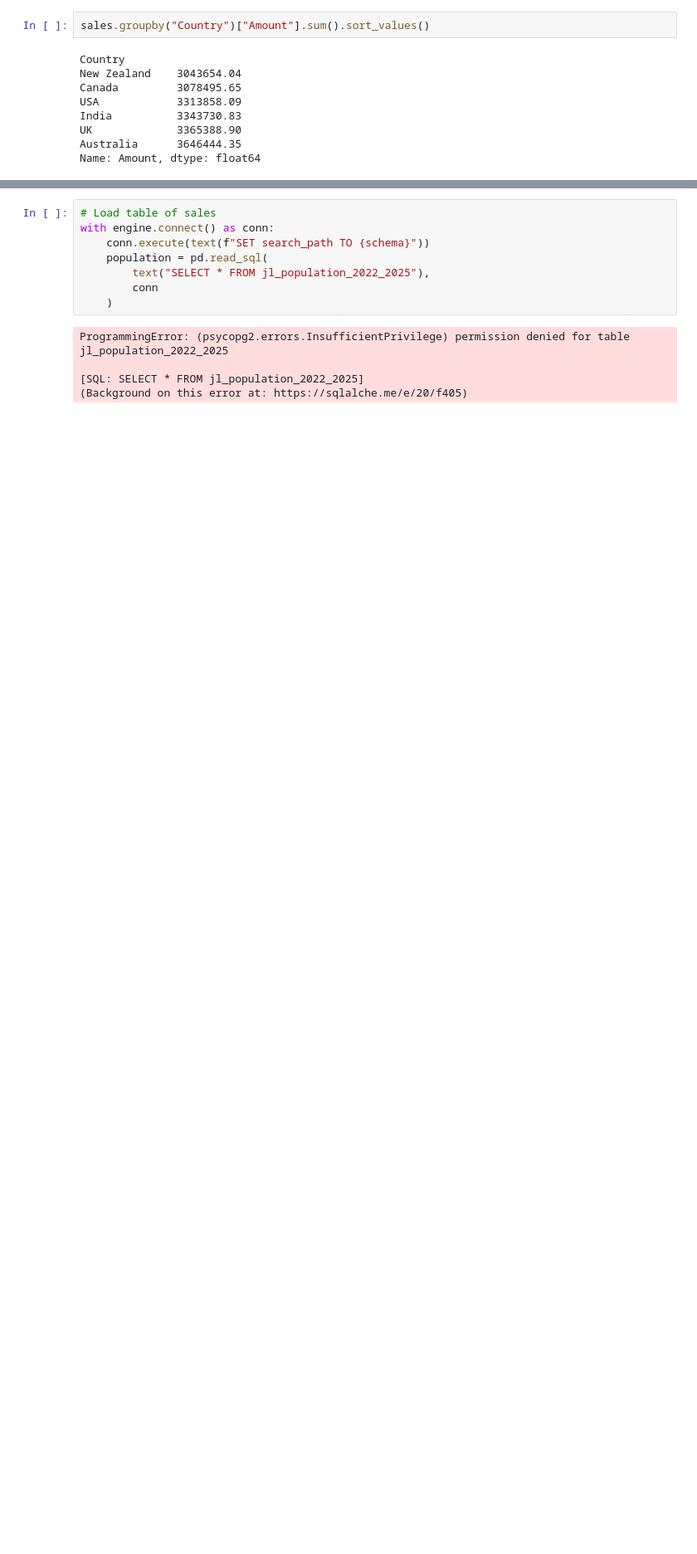
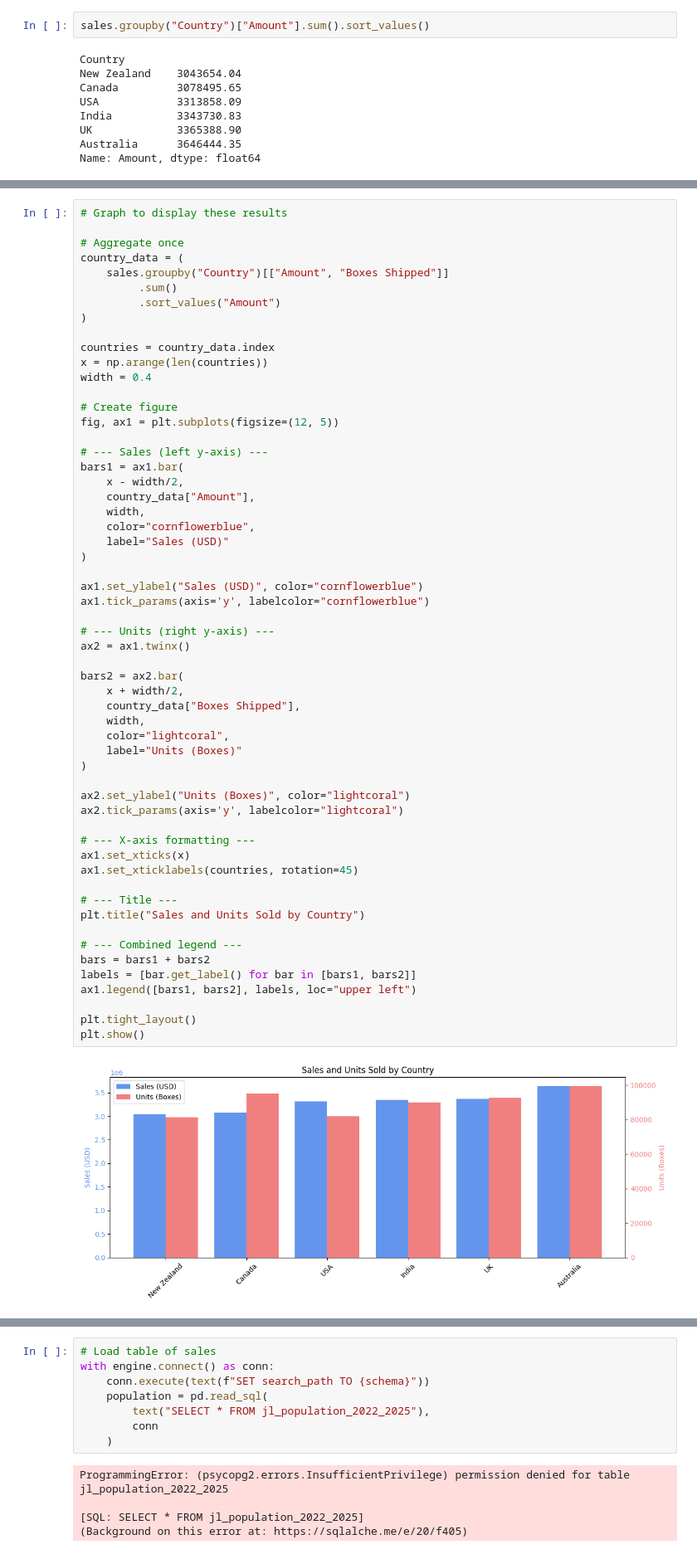
Before and after one commit to Lina060992/Chocolate, a Jupyter notebook: questions_hypothesis.ipynb, the cells around one changed output, grey strips where cells are left out. Shown at 83% size. Saved outputs shown, nothing was run; the diff lists cells and outputs as text; blank space fills up the shorter version.

```diff
--- a/questions_hypothesis.ipynb
+++ b/questions_hypothesis.ipynb
@@ -94,2 +97,61 @@ Name: Boxes Shipped, dtype: int64
+# %%
+# Graph to display these results
+
+# Aggregate once
+country_data = (
+    sales.groupby("Country")[["Amount", "Boxes Shipped"]]
+         .sum()
+         .sort_values("Amount")
+)
+
+countries = country_data.index
+x = np.arange(len(countries))
+width = 0.4
+
+# Create figure
+fig, ax1 = plt.subplots(figsize=(12, 5))
+
+# --- Sales (left y-axis) ---
+bars1 = ax1.bar(
+    x - width/2,
+    country_data["Amount"],
+    width,
+    color="cornflowerblue",
+    label="Sales (USD)"
+)
+
+ax1.set_ylabel("Sales (USD)", color="cornflowerblue")
+ax1.tick_params(axis='y', labelcolor="cornflowerblue")
+
+# --- Units (right y-axis) ---
+ax2 = ax1.twinx()
+
+bars2 = ax2.bar(
+    x + width/2,
+    country_data["Boxes Shipped"],
+    width,
+    color="lightcoral",
+    label="Units (Boxes)"
+)
+
+ax2.set_ylabel("Units (Boxes)", color="lightcoral")
+ax2.tick_params(axis='y', labelcolor="lightcoral")
+
+# --- X-axis formatting ---
+ax1.set_xticks(x)
+ax1.set_xticklabels(countries, rotation=45)
+
+# --- Title ---
+plt.title("Sales and Units Sold by Country")
+
+# --- Combined legend ---
+bars = bars1 + bars2
+labels = [bar.get_label() for bar in [bars1, bars2]]
+ax1.legend([bars1, bars2], labels, loc="upper left")
+
+plt.tight_layout()
+plt.show()
+# %% [output]
+[figure, added]
 # %% [markdown]
 We can clearly see here that Australia is the first country in both sales and consumption of the chocolate products, whereas New Zealand has the last position. The rest of countries have different positions and do not display, at this very first approach, a clear position within the global market.
```
Also changed, not shown: parts of 30 cells of this notebook, 4 other files.
